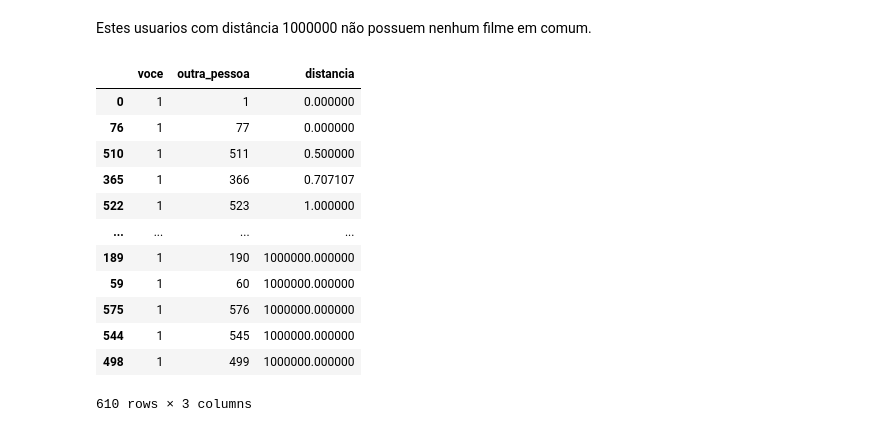
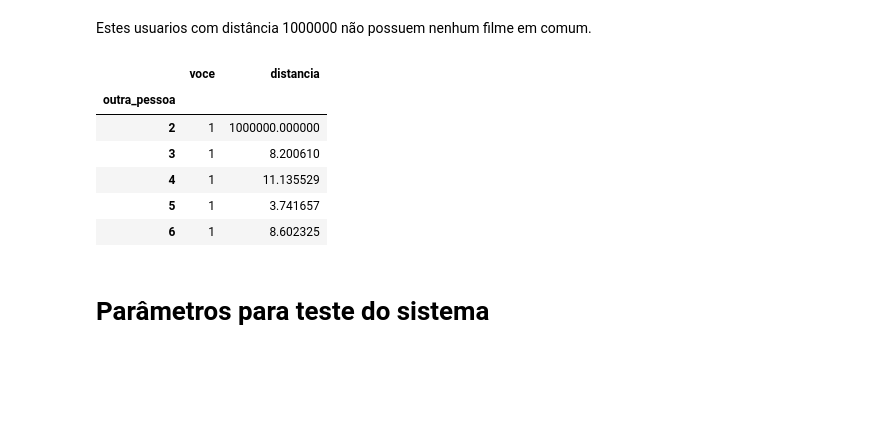
Before and after one commit to Pedro-A-D-S/recommendation_system, a Jupyter notebook: rec_system.ipynb, the cells around one changed output. Cells and saved outputs as stored; diff of their text form; code cells hidden in the pictures; blank space fills up the shorter version.

```diff
--- a/rec_system.ipynb
+++ b/rec_system.ipynb
@@ -525,23 +525,20 @@ distancia_de_todos(1).sort_values(by = 'distancia', ascending = False).head(10)
 # %% [markdown]
 Estes usuarios com distância 1000000 não possuem nenhum filme em comum.
 # %%
-def mais_proximos_de(voce):
+def mais_proximos_de(voce_id):
     distancias = distancia_de_todos(voce_id)
     mp = distancias.sort_values(by = 'distancia')
+    mp = distancias.set_index('outra_pessoa').drop(voce_id)
     return mp
 # %%
-mais_proximos_de(1)
+mais_proximos_de(1).head()
 # %% [output]
-|  | voce | outra_pessoa | distancia |
-| 0 | 1 | 1 | 0.000000 |
-| 76 | 1 | 77 | 0.000000 |
-| 510 | 1 | 511 | 0.500000 |
-| 365 | 1 | 366 | 0.707107 |
-| 522 | 1 | 523 | 1.000000 |
-| ... | ... | ... | ... |
-| 189 | 1 | 190 | 1000000.000000 |
-| 59 | 1 | 60 | 1000000.000000 |
-| 575 | 1 | 576 | 1000000.000000 |
-| 544 | 1 | 545 | 1000000.000000 |
-| 498 | 1 | 499 | 1000000.000000 |
+|  | voce | distancia |
+| outra_pessoa |  |  |
+| 2 | 1 | 1000000.000000 |
+| 3 | 1 | 8.200610 |
+| 4 | 1 | 11.135529 |
+| 5 | 1 | 3.741657 |
+| 6 | 1 | 8.602325 |
-610 rows × 3 columns
+# %% [markdown]
+# Parâmetros para teste do sistema
```
Also changed, not shown: parts of 14 cells of this notebook.
